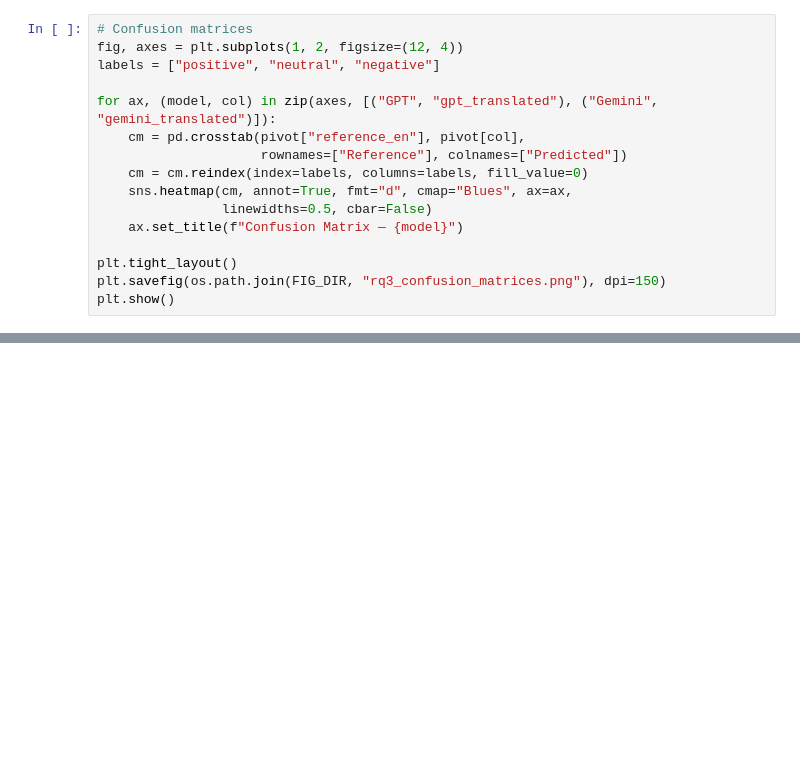
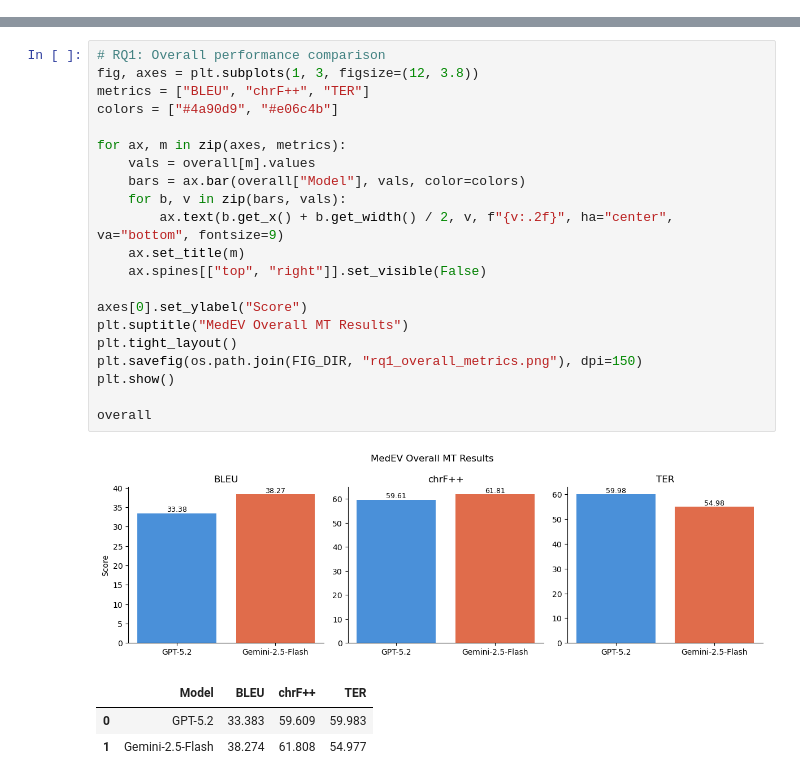
Before and after one commit to dApY3112/Sentiment-Comparison, a Jupyter notebook: 04_analysis.ipynb, the cells around one changed output, grey strips where cells are left out. Saved outputs shown, nothing was run; the diff lists cells and outputs as text; blank space fills up the shorter version.

```diff
--- a/04_analysis.ipynb
+++ b/04_analysis.ipynb
@@ -228,16 +0,0 @@ plt.show()
-# %%
-# Confusion matrices
-fig, axes = plt.subplots(1, 2, figsize=(12, 4))
-labels = ["positive", "neutral", "negative"]
-
-for ax, (model, col) in zip(axes, [("GPT", "gpt_translated"), ("Gemini", "gemini_translated")]):
-    cm = pd.crosstab(pivot["reference_en"], pivot[col],
-                     rownames=["Reference"], colnames=["Predicted"])
-    cm = cm.reindex(index=labels, columns=labels, fill_value=0)
-    sns.heatmap(cm, annot=True, fmt="d", cmap="Blues", ax=ax,
-                linewidths=0.5, cbar=False)
-    ax.set_title(f"Confusion Matrix — {model}")
-
-plt.tight_layout()
-plt.savefig(os.path.join(FIG_DIR, "rq3_confusion_matrices.png"), dpi=150)
-plt.show()
@@ -347,0 +41,26 @@ Summary saved → c:\Users\Nguyen Ngo\Downloads\Thesis Quynh\outputs\summary_res
+# %%
+# RQ1: Overall performance comparison
+fig, axes = plt.subplots(1, 3, figsize=(12, 3.8))
+metrics = ["BLEU", "chrF++", "TER"]
+colors = ["#4a90d9", "#e06c4b"]
+
+for ax, m in zip(axes, metrics):
+    vals = overall[m].values
+    bars = ax.bar(overall["Model"], vals, color=colors)
+    for b, v in zip(bars, vals):
+        ax.text(b.get_x() + b.get_width() / 2, v, f"{v:.2f}", ha="center", va="bottom", fontsize=9)
+    ax.set_title(m)
+    ax.spines[["top", "right"]].set_visible(False)
+
+axes[0].set_ylabel("Score")
+plt.suptitle("MedEV Overall MT Results")
+plt.tight_layout()
+plt.savefig(os.path.join(FIG_DIR, "rq1_overall_metrics.png"), dpi=150)
+plt.show()
+
+overall
+# %% [output]
+[figure, added]
+|  | Model | BLEU | chrF++ | TER |
+| 0 | GPT-5.2 | 33.383 | 59.609 | 59.983 |
+| 1 | Gemini-2.5-Flash | 38.274 | 61.808 | 54.977 |
```
Also changed, not shown: parts of 21 cells of this notebook, 4 other files.
